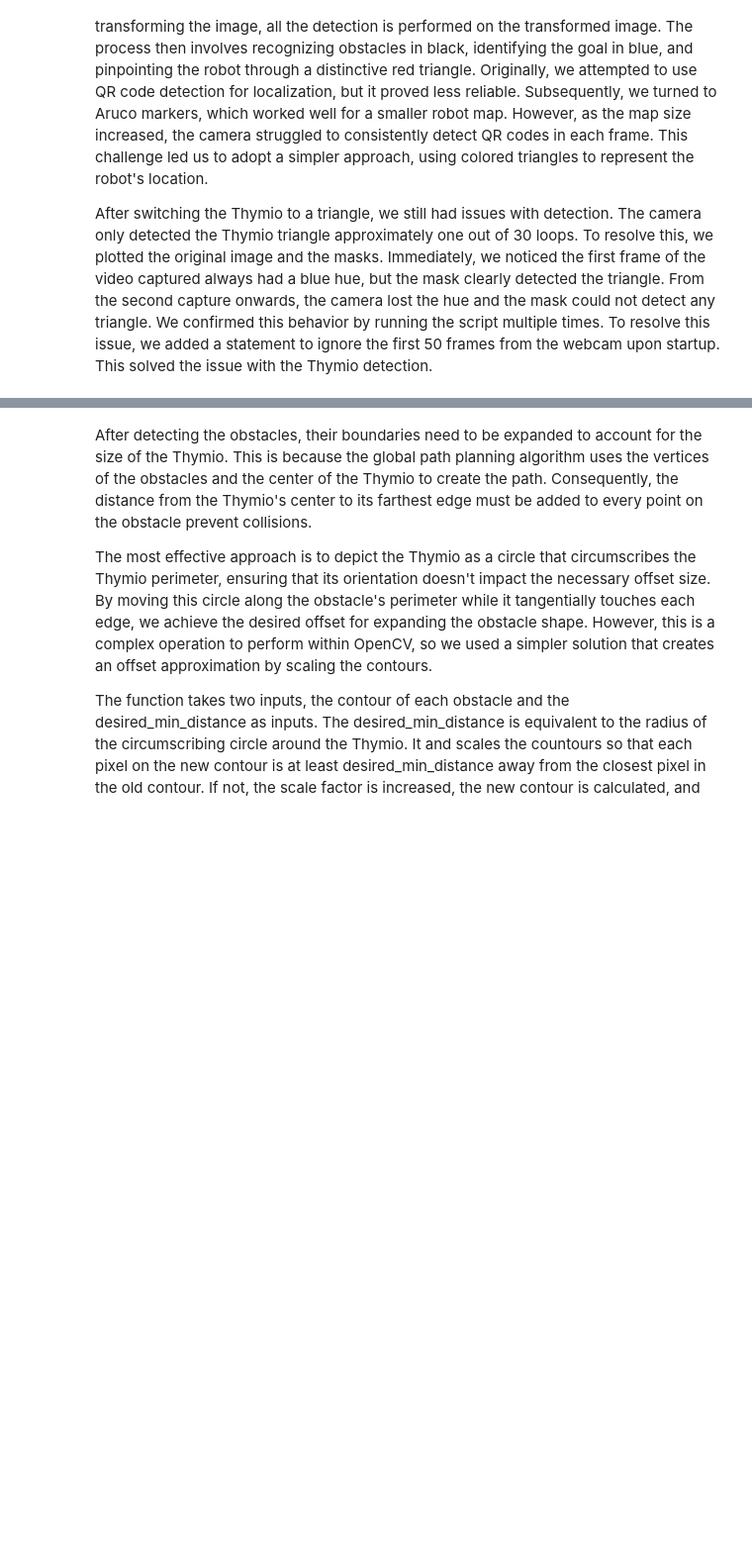
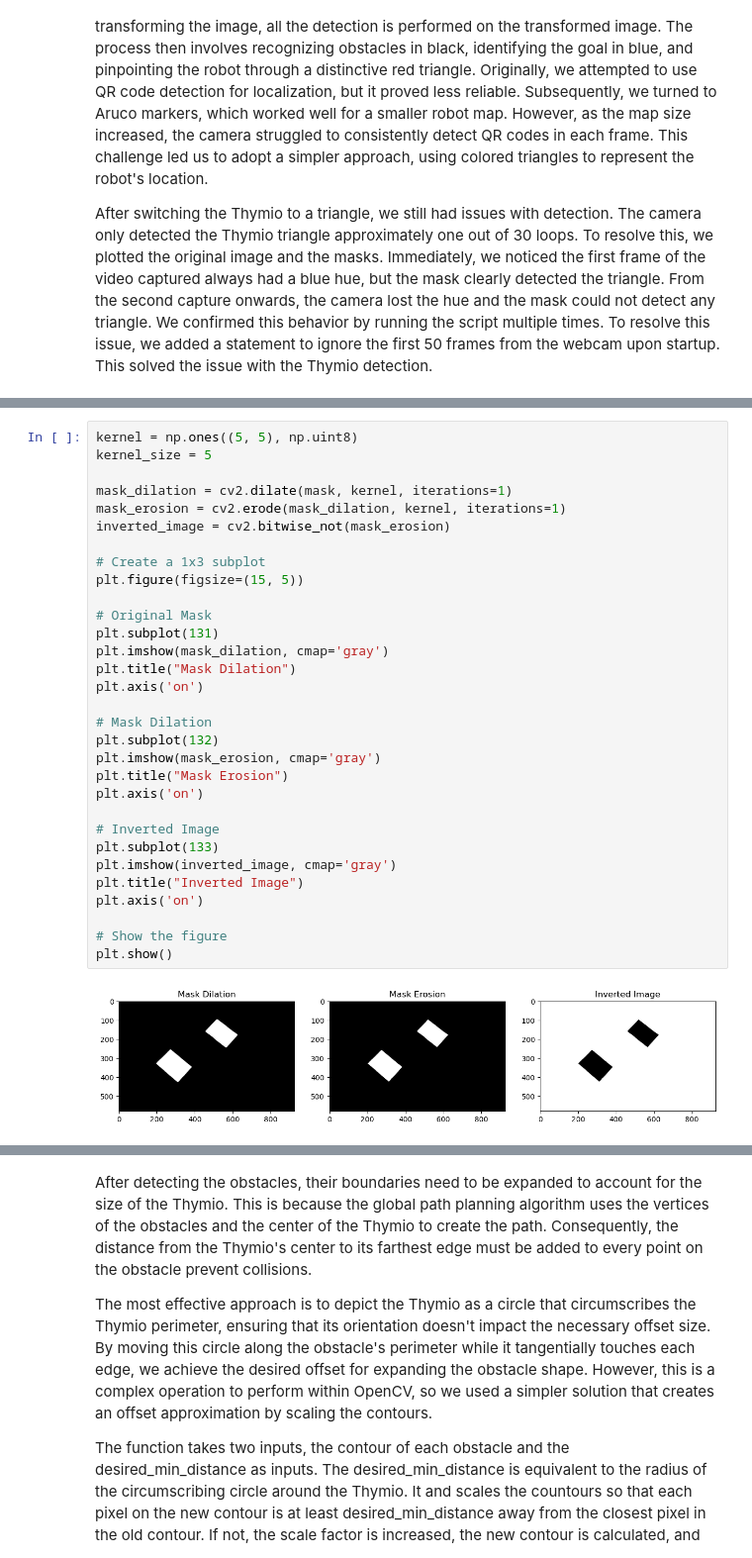
Before and after one commit to Owhenthesaints/Project_Basics_For_Mobile_Robotics, a Jupyter notebook: Group32_report.ipynb, the cells around one changed output, grey strips where cells are left out. Shown at 99% size. Saved outputs shown, nothing was run; the diff lists cells and outputs as text; blank space fills up the shorter version.

```diff
--- a/Group32_report.ipynb
+++ b/Group32_report.ipynb
@@ -32,0 +151,33 @@ After switching the Thymio to a triangle, we still had issues with detection. Th
+# %%
+kernel = np.ones((5, 5), np.uint8)
+kernel_size = 5
+
+mask_dilation = cv2.dilate(mask, kernel, iterations=1)
+mask_erosion = cv2.erode(mask_dilation, kernel, iterations=1)
+inverted_image = cv2.bitwise_not(mask_erosion)
+
+# Create a 1x3 subplot
+plt.figure(figsize=(15, 5))
+
+# Original Mask
+plt.subplot(131)
+plt.imshow(mask_dilation, cmap='gray')
+plt.title("Mask Dilation")
+plt.axis('on')
+
+# Mask Dilation
+plt.subplot(132)
+plt.imshow(mask_erosion, cmap='gray')
+plt.title("Mask Erosion")
+plt.axis('on')
+
+# Inverted Image
+plt.subplot(133)
+plt.imshow(inverted_image, cmap='gray')
+plt.title("Inverted Image")
+plt.axis('on')
+
+# Show the figure
+plt.show()
+# %% [output]
+[figure, added]
```
Also changed, not shown: parts of 17 cells of this notebook, 5 other files.
